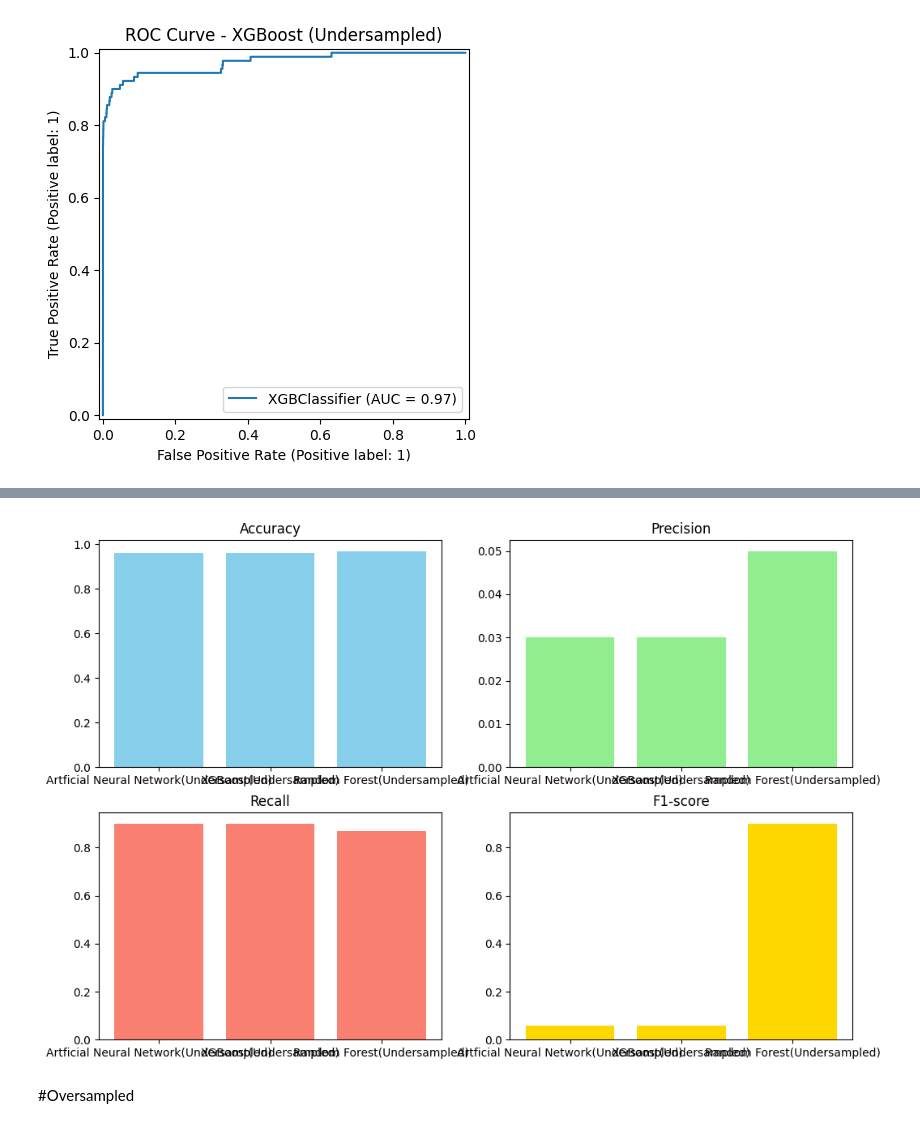
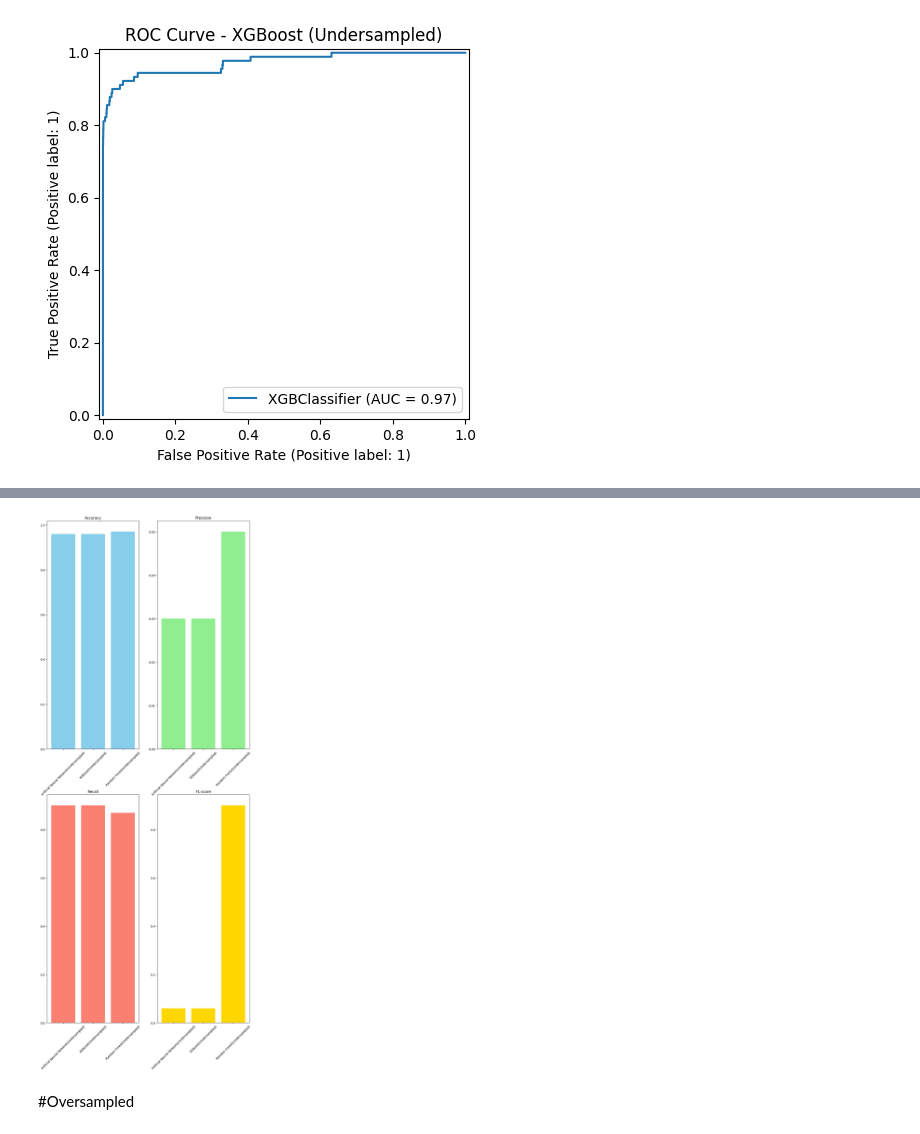
Before and after one commit to helga119/Credit-card-Fraud-Detection, a Jupyter notebook: Credit-card fraud detection.ipynb, the cells around one changed output, grey strips where cells are left out. Cells and saved outputs as stored; diff of their text form; code cells hidden in the pictures.

```diff
--- a/Credit-card fraud detection.ipynb
+++ b/Credit-card fraud detection.ipynb
@@ -784,35 +819,39 @@ plt.show()
 models = ['Artficial Neural Network(Undersampled)', 'XGBoost(Undersampled)', 'Random Forest(Undersampled)']
 
 accuracy = [0.96, 0.96, 0.97]
 precision = [0.03, 0.03, 0.05]
 recall = [0.90, 0.90, 0.87]
 f1_score = [0.06, 0.06, 0.9]
 
-fig, axes = plt.subplots(nrows=2, ncols=2, figsize=(12, 8))
+fig, axes = plt.subplots(nrows=2, ncols=2, figsize=(12, 30))
 
 #  accuracy
 axes[0, 0].bar(models, accuracy, color='skyblue')
 axes[0, 0].set_title('Accuracy')
+axes[0, 0].tick_params(axis='x', rotation=45)  # set rotation to this subplot
 
 
 # precision
 axes[0, 1].bar(models, precision, color='lightgreen')
 axes[0, 1].set_title('Precision')
+axes[0, 1].tick_params(axis='x', rotation=45)  # set rotation to this subplot
 
 
 # recall
 axes[1, 0].bar(models, recall, color='salmon')
 axes[1, 0].set_title('Recall')
+axes[1, 0].tick_params(axis='x', rotation=45)  # set rotation to this subplot
 
 
 #  F1-score
 axes[1, 1].bar(models, f1_score, color='gold')
 axes[1, 1].set_title('F1-score')
+axes[1, 1].tick_params(axis='x', rotation=45)  # set rotation to this subplot
 
 
 plt.show()
 # %% [output]
-[figure, old version]
+[figure, new version]
 # %% [markdown]
 #Oversampled
 # %%
```
Also changed, not shown: parts of 14 cells of this notebook.
